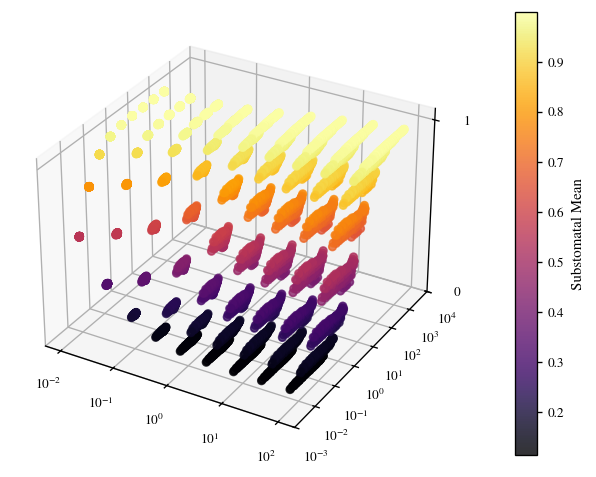
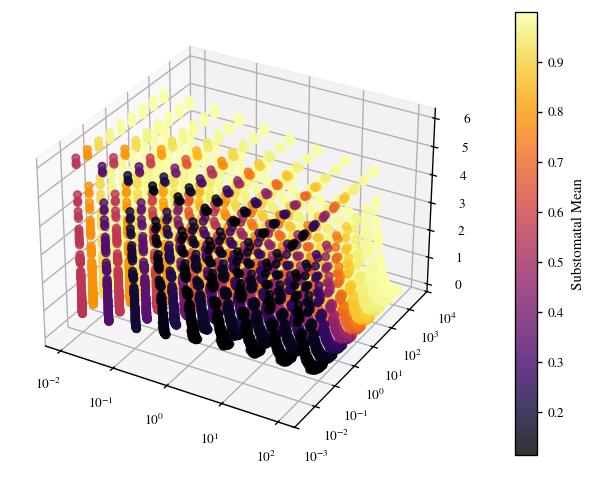
Unified diff of the notebook cell whose output changed from the first chart to the second:
--- before
+++ after
@@ -8,5 +8,5 @@
     df["absorption"],
     df["transport"],
-    values,
+    df["resistance_m"],
     c=values,
     cmap="inferno",
@@ -27,5 +27,5 @@
     df["absorption"],
     df["transport"],
-    values,
+    df["resistance_m"],
     c=values,
     cmap="inferno",
@@ -45,5 +45,5 @@
     df["absorption"],
     df["transport"],
-    values,
+    df["resistance_m"],
     c=values,
     cmap="inferno",
@@ -52,4 +52,23 @@
 )
 cbar = plt.colorbar(sc, ax=ax, pad=0.1)
-cbar.set_label("Substomatal Mean")
+cbar.set_label("Photoactive Resistance")
 plt.show()
+
+
+values = df["mesophyll_variation"]
+
+fig = plt.figure()
+ax = fig.add_subplot(111, projection="3d")
+sc = log3d_scatter(
+    ax,
+    df["absorption"],
+    df["transport"],
+    df["resistance_m"],
+    c=values,
+    cmap="inferno",
+    s=20,
+    alpha=0.8,
+)
+cbar = plt.colorbar(sc, ax=ax, pad=0.1)
+cbar.set_label("Photoactive Resistance")
+plt.show()

Commit: data